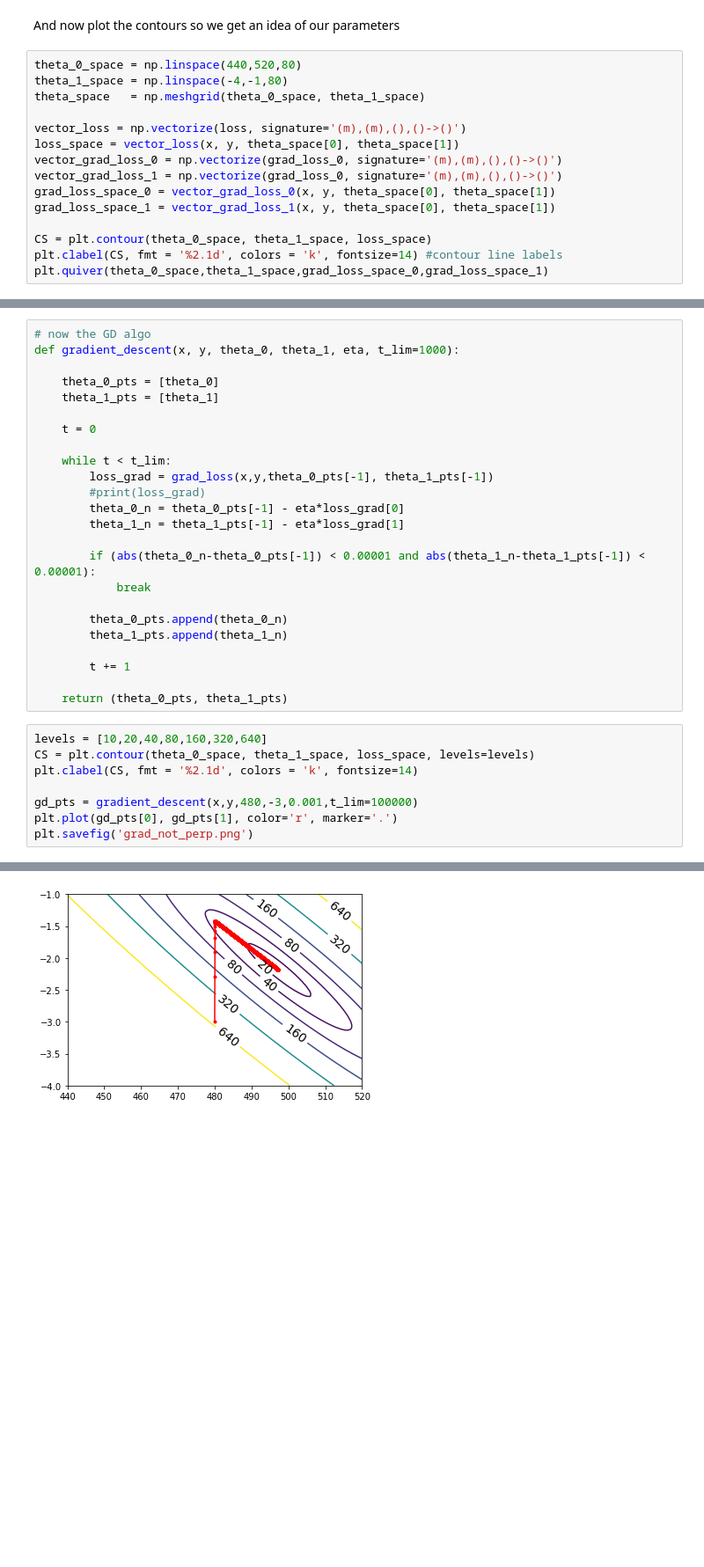
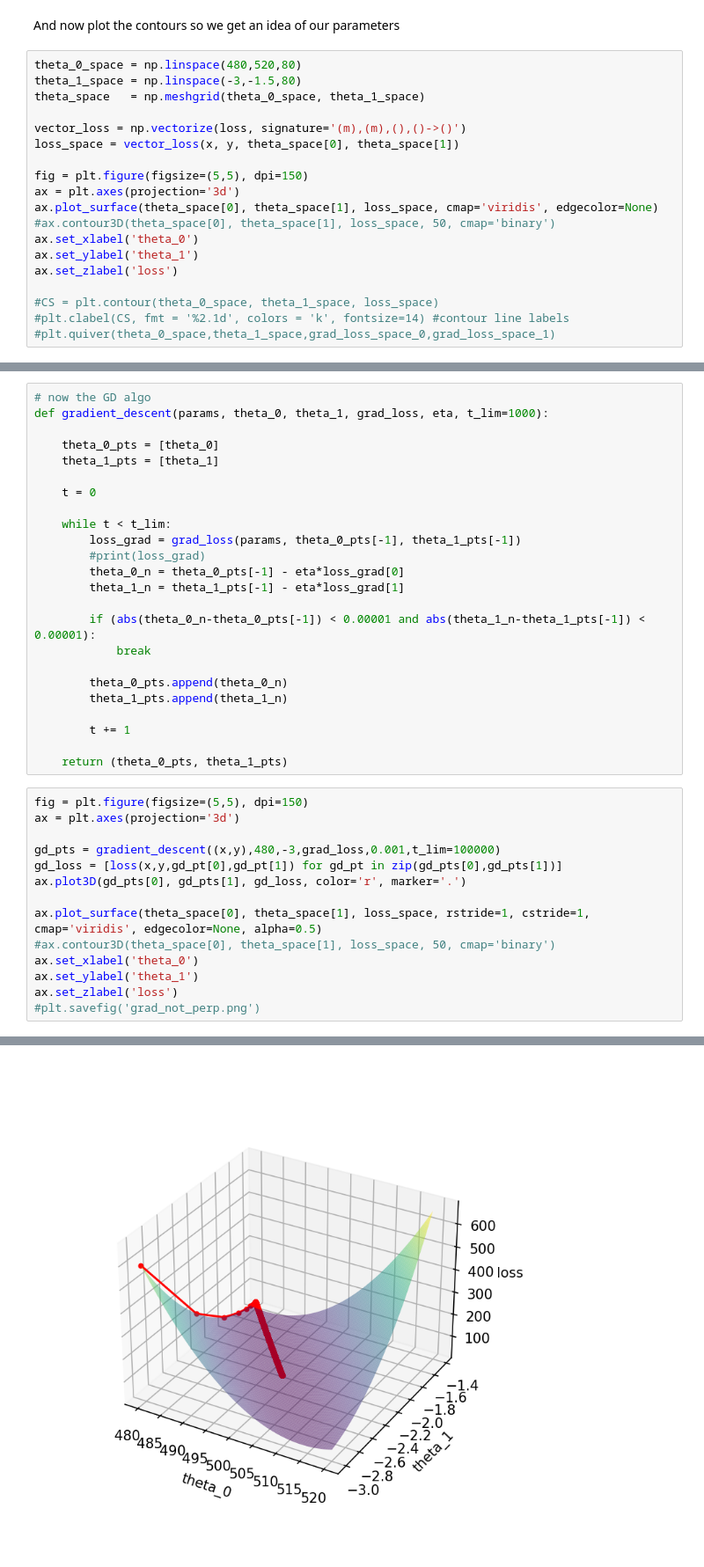
Before and after one commit to Aniruddha-Deb/MLZoo, a Jupyter notebook: gradient_descent/grad_descent.ipynb, the cells around one changed output, grey strips where cells are left out. Shown at 88% size. Drawn from its saved outputs; the diff is of its cells as text; blank space fills up the shorter version.

```diff
--- a/gradient_descent/grad_descent.ipynb
+++ b/gradient_descent/grad_descent.ipynb
@@ -74,18 +77,22 @@ def grad_loss_1(x, y, theta_0, theta_1):
 # %% [markdown]
 And now plot the contours so we get an idea of our parameters
 # %%
-theta_0_space = np.linspace(440,520,80)
-theta_1_space = np.linspace(-4,-1,80)
+theta_0_space = np.linspace(480,520,80)
+theta_1_space = np.linspace(-3,-1.5,80)
 theta_space   = np.meshgrid(theta_0_space, theta_1_space)
 
 vector_loss = np.vectorize(loss, signature='(m),(m),(),()->()')
 loss_space = vector_loss(x, y, theta_space[0], theta_space[1])
-vector_grad_loss_0 = np.vectorize(grad_loss_0, signature='(m),(m),(),()->()')
-vector_grad_loss_1 = np.vectorize(grad_loss_0, signature='(m),(m),(),()->()')
-grad_loss_space_0 = vector_grad_loss_0(x, y, theta_space[0], theta_space[1])
-grad_loss_space_1 = vector_grad_loss_1(x, y, theta_space[0], theta_space[1])
 
-CS = plt.contour(theta_0_space, theta_1_space, loss_space)
-plt.clabel(CS, fmt = '%2.1d', colors = 'k', fontsize=14) #contour line labels
-plt.quiver(theta_0_space,theta_1_space,grad_loss_space_0,grad_loss_space_1)
+fig = plt.figure(figsize=(5,5), dpi=150)
+ax = plt.axes(projection='3d')
+ax.plot_surface(theta_space[0], theta_space[1], loss_space, cmap='viridis', edgecolor=None)
+#ax.contour3D(theta_space[0], theta_space[1], loss_space, 50, cmap='binary')
+ax.set_xlabel('theta_0')
+ax.set_ylabel('theta_1')
+ax.set_zlabel('loss')
+
+#CS = plt.contour(theta_0_space, theta_1_space, loss_space)
+#plt.clabel(CS, fmt = '%2.1d', colors = 'k', fontsize=14) #contour line labels
+#plt.quiver(theta_0_space,theta_1_space,grad_loss_space_0,grad_loss_space_1)
 # %% [output]
@@ -94,6 +101,6 @@ plt.quiver(theta_0_space,theta_1_space,grad_loss_space_0,grad_loss_space_1)
 # %%
 # now the GD algo
-def gradient_descent(x, y, theta_0, theta_1, eta, t_lim=1000):
+def gradient_descent(params, theta_0, theta_1, grad_loss, eta, t_lim=1000):
 
     theta_0_pts = [theta_0]
     theta_1_pts = [theta_1]
@@ -101,7 +108,7 @@ def gradient_descent(x, y, theta_0, theta_1, eta, t_lim=1000):
     t = 0
 
     while t < t_lim:
-        loss_grad = grad_loss(x,y,theta_0_pts[-1], theta_1_pts[-1])
+        loss_grad = grad_loss(params, theta_0_pts[-1], theta_1_pts[-1])
         #print(loss_grad)
         theta_0_n = theta_0_pts[-1] - eta*loss_grad[0]
         theta_1_n = theta_1_pts[-1] - eta*loss_grad[1]
@@ -116,11 +123,17 @@ def gradient_descent(x, y, theta_0, theta_1, eta, t_lim=1000):
 
     return (theta_0_pts, theta_1_pts)
 # %%
-levels = [10,20,40,80,160,320,640]
-CS = plt.contour(theta_0_space, theta_1_space, loss_space, levels=levels)
-plt.clabel(CS, fmt = '%2.1d', colors = 'k', fontsize=14)
+fig = plt.figure(figsize=(5,5), dpi=150)
+ax = plt.axes(projection='3d')
 
-gd_pts = gradient_descent(x,y,480,-3,0.001,t_lim=100000)
-plt.plot(gd_pts[0], gd_pts[1], color='r', marker='.')
-plt.savefig('grad_not_perp.png')
+gd_pts = gradient_descent((x,y),480,-3,grad_loss,0.001,t_lim=100000)
+gd_loss = [loss(x,y,gd_pt[0],gd_pt[1]) for gd_pt in zip(gd_pts[0],gd_pts[1])]
+ax.plot3D(gd_pts[0], gd_pts[1], gd_loss, color='r', marker='.')
+
+ax.plot_surface(theta_space[0], theta_space[1], loss_space, rstride=1, cstride=1, cmap='viridis', edgecolor=None, alpha=0.5)
+#ax.contour3D(theta_space[0], theta_space[1], loss_space, 50, cmap='binary')
+ax.set_xlabel('theta_0')
+ax.set_ylabel('theta_1')
+ax.set_zlabel('loss')
+#plt.savefig('grad_not_perp.png')
 # %% [output]
@@ -127,2 +141,2 @@ plt.savefig('grad_not_perp.png')
-[figure, old version]
+[figure, new version]
 # %% [markdown]
```
Also changed, not shown: parts of 8 cells of this notebook, 1 other file.
